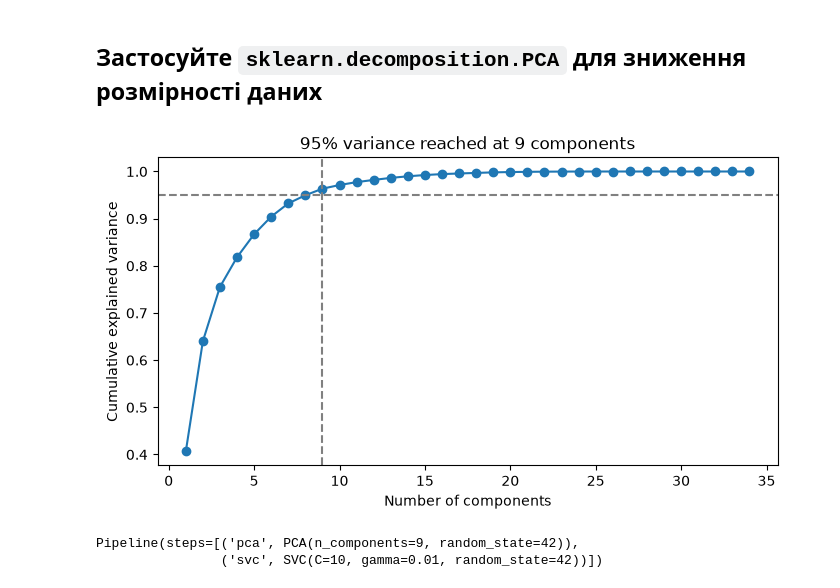
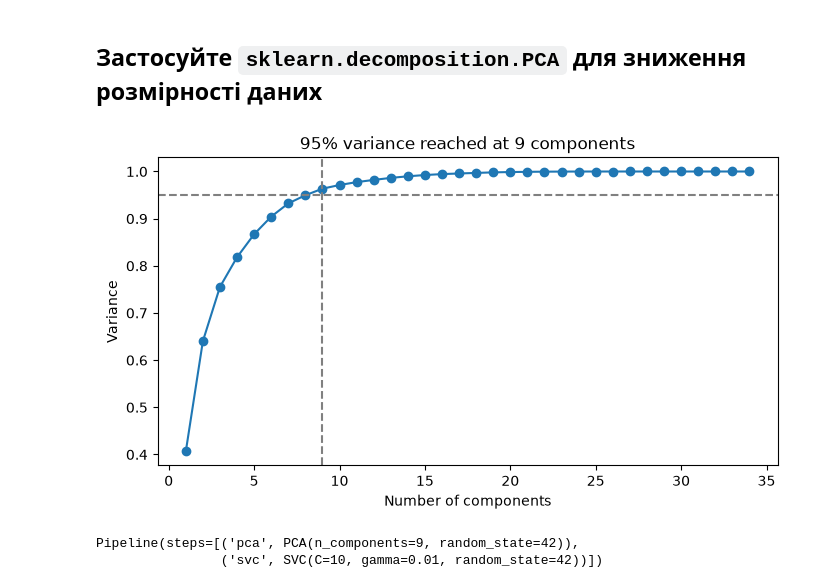
Before and after one commit to KPI-FTI-MMDA-Klymentiev/IntelligentDataAnalysis, a Jupyter notebook: labs/lab2/lab2.ipynb, the cells around one changed output. Saved outputs shown, nothing was run; the diff lists cells and outputs as text; code cells hidden in the pictures.

```diff
--- a/labs/lab2/lab2.ipynb
+++ b/labs/lab2/lab2.ipynb
@@ -130,18 +142,18 @@ from sklearn.svm import SVC
 # %%
 pca_full = PCA(random_state=random_state).fit(X_train_previous_lab_scaled)
 cum_var = np.cumsum(pca_full.explained_variance_ratio_)
 n_95 = int(np.argmax(cum_var >= 0.95) + 1)
 
 plt.figure(figsize=(8, 4))
 plt.plot(range(1, len(cum_var) + 1), cum_var, marker="o")
 plt.axhline(0.95, ls="--", c="gray")
 plt.axvline(n_95, ls="--", c="gray")
 plt.xlabel("Number of components")
-plt.ylabel("Cumulative explained variance")
+plt.ylabel("Variance")
 plt.title(f"95% variance reached at {n_95} components")
 plt.show()
 # %% [output]
-[figure, old version]
+[figure, new version]
 # %%
 svc_lab1 = SVC(C=10, gamma = 0.01, kernel = 'rbf', random_state=random_state)
 svc_lab1.fit(X_train_previous_lab_scaled, y_train_previous_lab)
```
Also changed, not shown: parts of 9 cells of this notebook, 1 other file.
